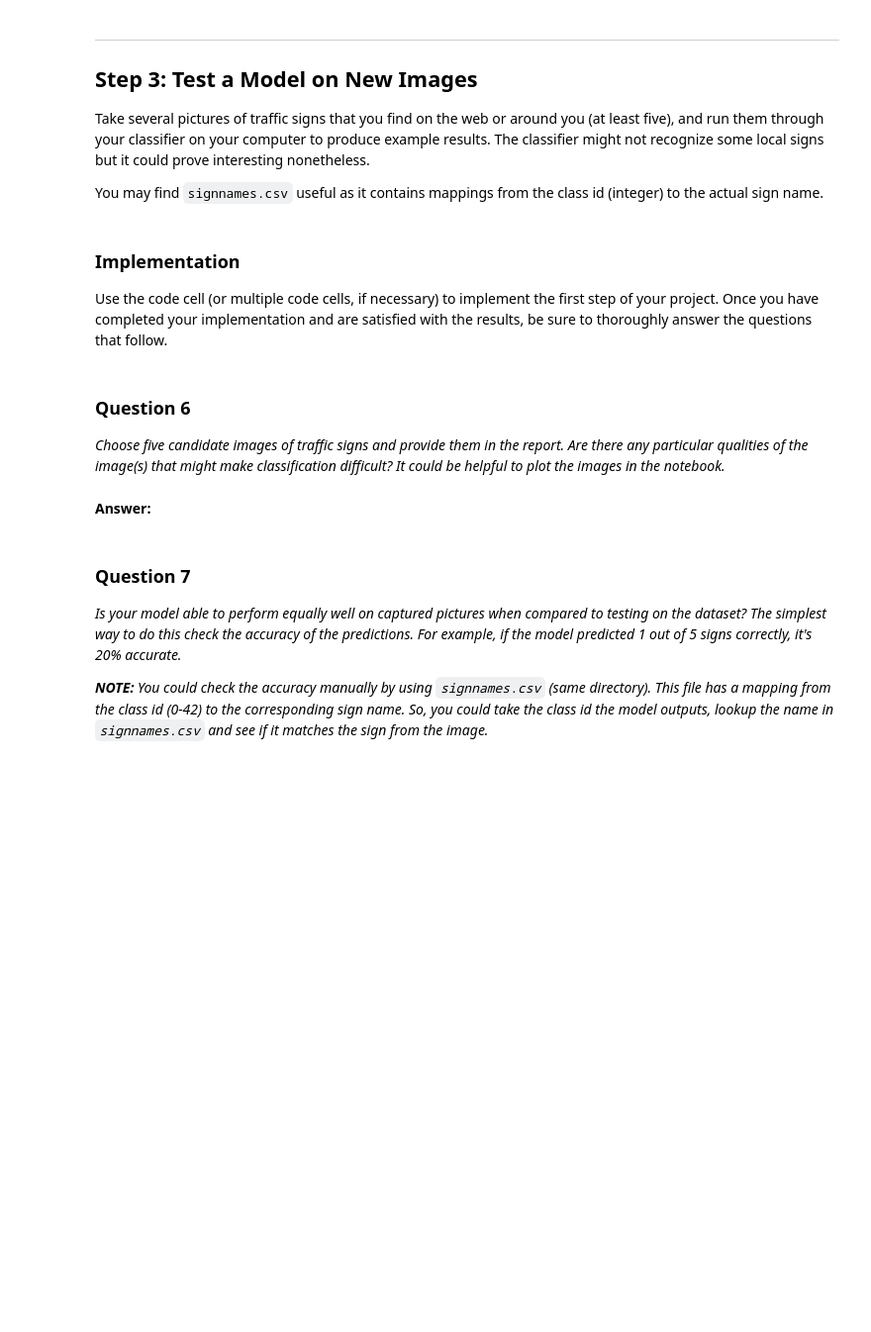
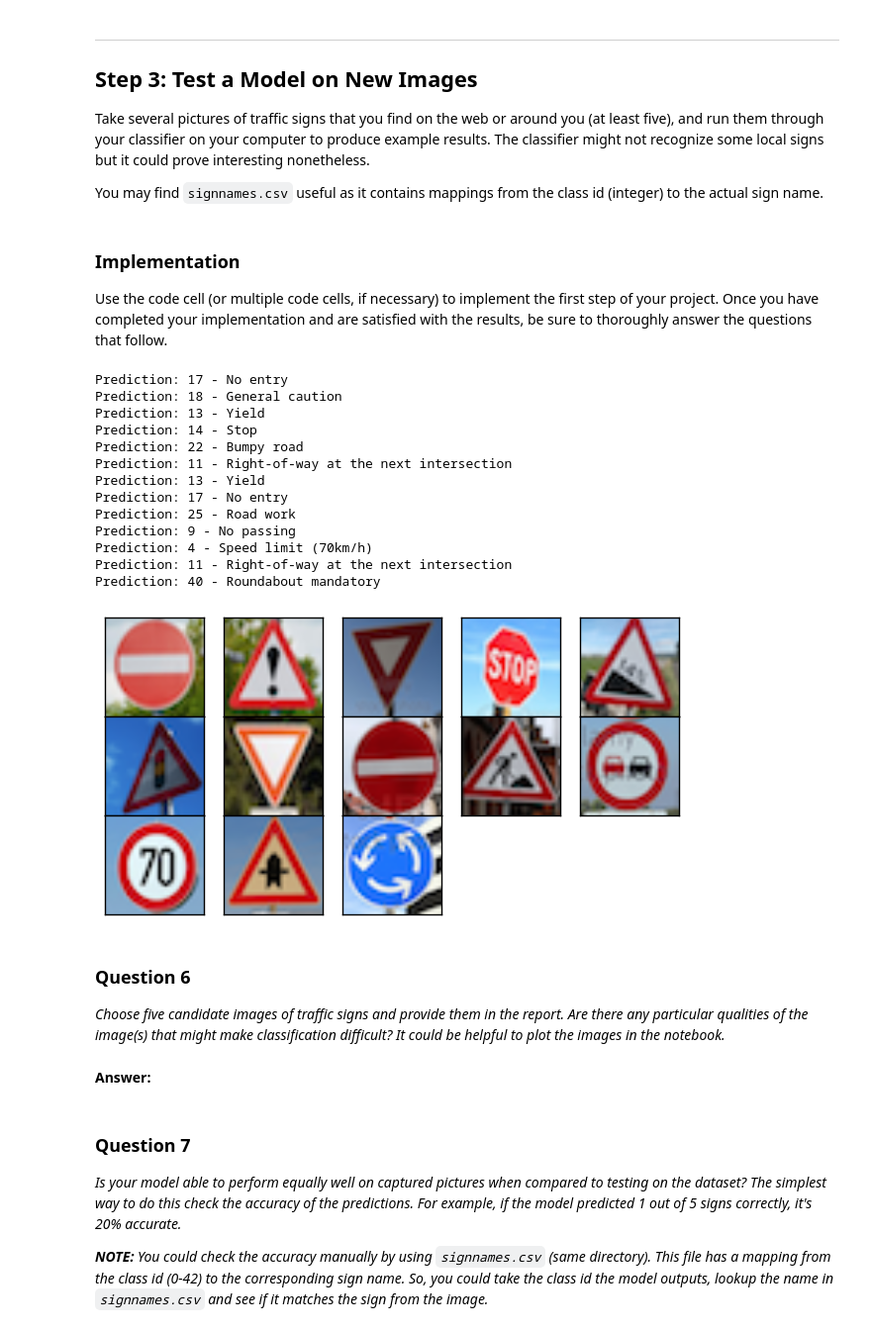
Before and after one commit to me/Traffic_Signs_Recognition, a Jupyter notebook: Traffic_Signs_Recognition.ipynb, the cells around one changed output. Shown at 99% size. Saved outputs shown, nothing was run; the diff lists cells and outputs as text; code cells hidden in the pictures; blank space fills up the shorter version.

```diff
--- a/Traffic_Signs_Recognition.ipynb
+++ b/Traffic_Signs_Recognition.ipynb
@@ -419,7 +452,7 @@ _What does your final architecture look like? (Type of model, layers, sizes, con
 
 import tensorflow as tf
 
-EPOCHS = 10
+EPOCHS = 15
 BATCH_SIZE = 128
 
 x = tf.placeholder(tf.float32, (None, 32, 32, 1))
@@ -465,7 +498,7 @@ with tf.Session() as sess:
         for offset in range(0, num_examples, BATCH_SIZE):
             end = offset + BATCH_SIZE
             batch_x, batch_y = X_train1[offset:end], y_train1[offset:end]
-            sess.run(training_operation, feed_dict={x: batch_x, y: batch_y, keep_prob: 0.5})
+            sess.run(training_operation, feed_dict={x: batch_x, y: batch_y, keep_prob: 0.3})
 
         validation_accuracy = evaluate(X_validation, y_validation)
         print("EPOCH {} ...".format(i+1))
@@ -531,3 +569,44 @@ Use the code cell (or multiple code cells, if necessary) to implement the first
+# %%
+### Load the images and plot them here.
+### Feel free to use as many code cells as needed.
+
+img_cnt = 13
+images = []
+for n in range(img_cnt):
+    img = cv2.imread('signs/'+str(n+1)+'.png')
+
+    img = cv2.resize(img, (32,32), interpolation=cv2.INTER_AREA)
+    img = cv2.cvtColor(img, cv2.COLOR_RGB2BGR)
+
+    images.append(np.asarray(img))
+
+plot_grid(4, 5, images)
+
+# normalize new test data
+test_images_preprocessed = preprocess(np.array(images))
+
+with tf.Session() as sess:
+    saver.restore(sess, tf.train.latest_checkpoint('./'))
+    predictions = sess.run(tf.nn.softmax(logits), feed_dict={x: test_imgs_gray, keep_prob: 1})
+
+
+for i in range(no_of_imgs):
+    print('Prediction: {} - {}'.format(test_prediction[i], class_names[str(test_prediction[i])]))
+# %% [output]
+Prediction: 17 - No entry
+Prediction: 18 - General caution
+Prediction: 13 - Yield
+Prediction: 14 - Stop
+Prediction: 22 - Bumpy road
+Prediction: 11 - Right-of-way at the next intersection
+Prediction: 13 - Yield
+Prediction: 17 - No entry
+Prediction: 25 - Road work
+Prediction: 9 - No passing
+Prediction: 4 - Speed limit (70km/h)
+Prediction: 11 - Right-of-way at the next intersection
+Prediction: 40 - Roundabout mandatory
+[figure, added]
 # %% [markdown]
 ### Question 6
 
```
Also changed, not shown: parts of 19 cells of this notebook.
